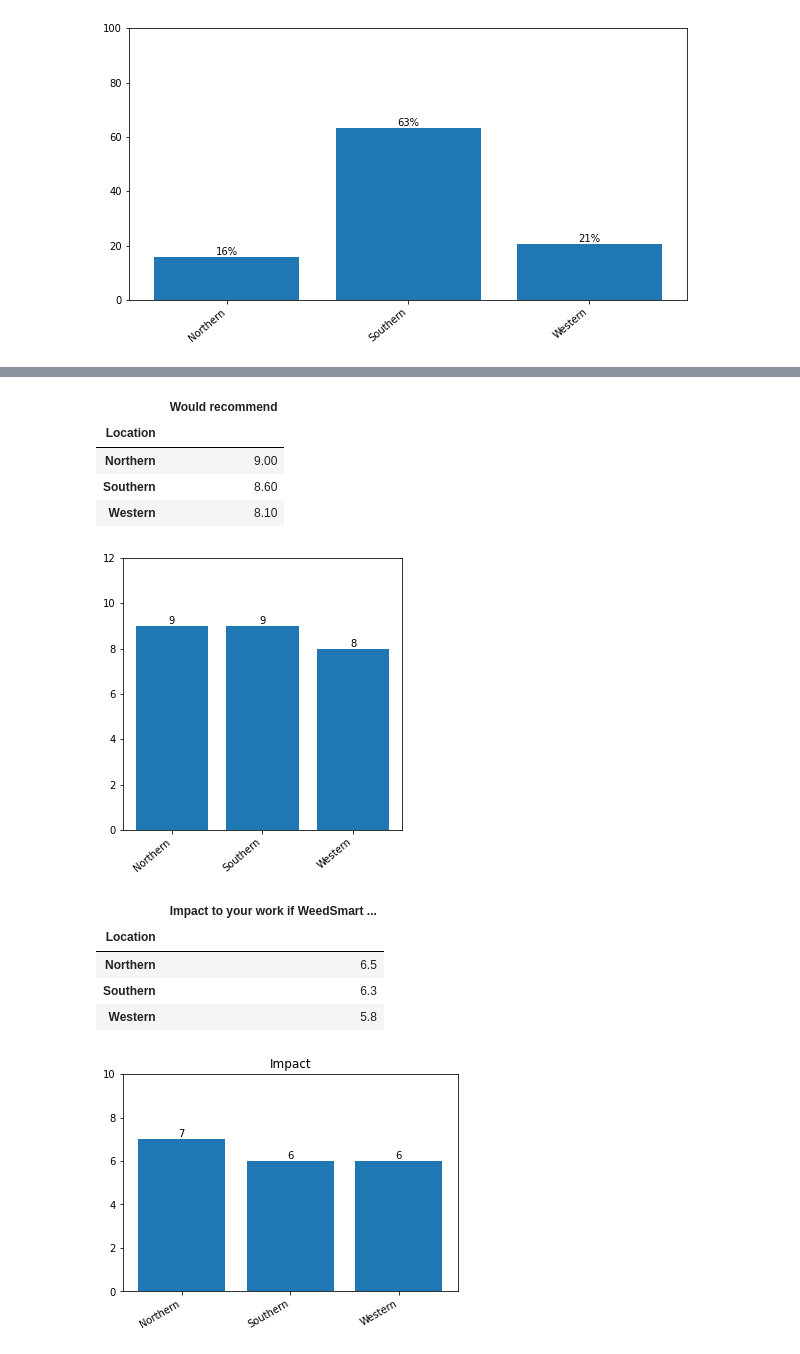
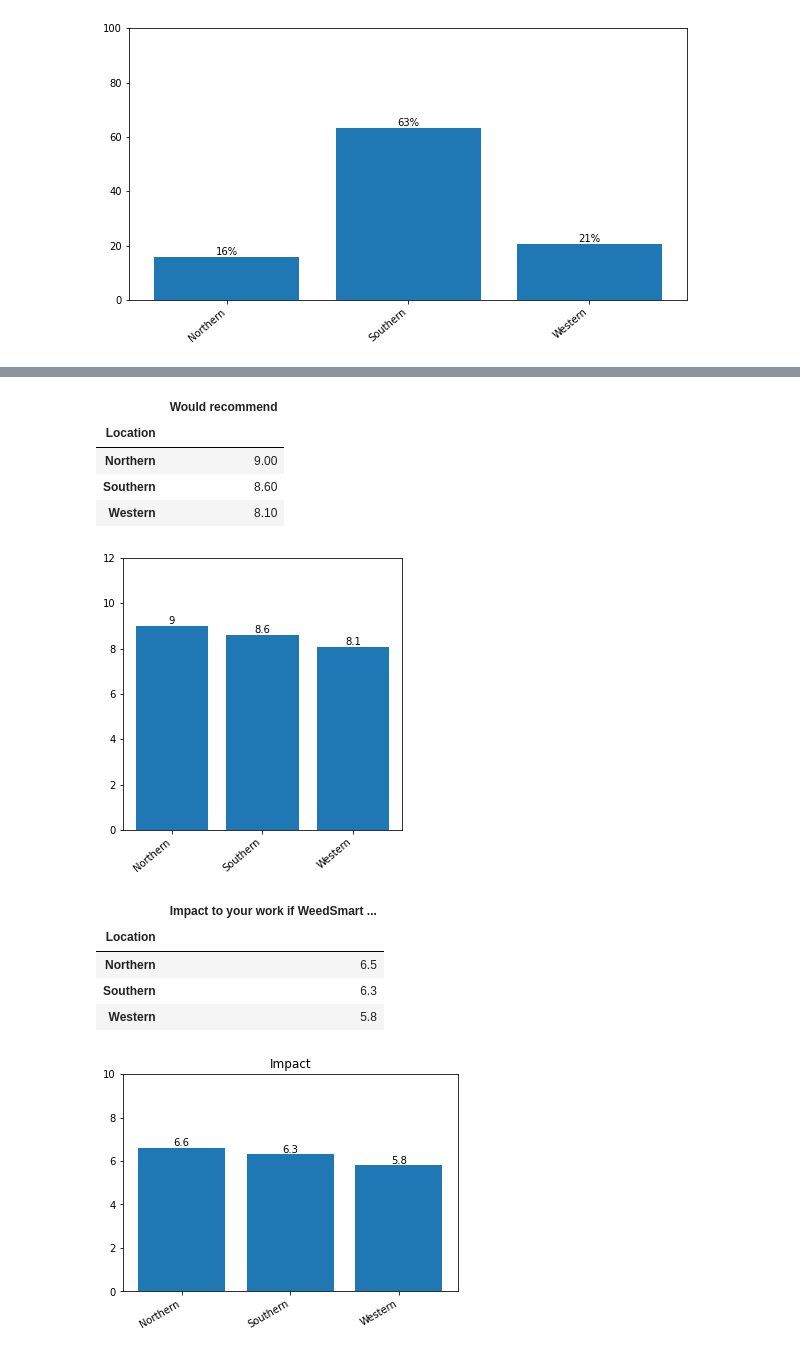
Before and after one commit to pyagoubi/Stuff, a Jupyter notebook: Weedsmart.ipynb, the cells around one changed output, grey strips where cells are left out. Drawn from its saved outputs; the diff is of its cells as text; code cells hidden in the pictures.

```diff
--- a/Weedsmart.ipynb
+++ b/Weedsmart.ipynb
@@ -633,7 +668,7 @@ print('\n\n\n')
 
 fig, ax = plt.subplots(1,1, figsize=(5,5))
 
-ax.bar(rec_df.index,np.round(rec_df['Would recommend'], decimals = 0))
+ax.bar(rec_df.index,np.round(rec_df['Would recommend'], decimals = 1))
 ax.set_xticks(ax.get_xticks(), ax.get_xticklabels(), rotation=40, ha='right')
 ax.bar_label(ax.containers[0], label_type='edge')
 ax.set_ylim(0, 12)
@@ -644,35 +679,35 @@ plt.show()
 | Northern | 9.00 |
 | Southern | 8.60 |
 | Western | 8.10 |
-[figure, old version]
+[figure, new version]
 # %%
 imp = ['Location', 'Impact to your work if WeedSmart no longer existed?']
 
 pd.options.display.float_format = '{:,.1f}'.format
 imp_summary = pd.DataFrame(df_clean[imp].groupby('Location').mean()) ####
 display(imp_summary) ###
 
 
 imp_summary = np.round(imp_summary, decimals = 2)
 
 print('\n\n\n')
 fig, ax = plt.subplots(1,1)
 plt.title('Impact') ###
-ax.bar(imp_summary.index,imp_summary['Impact to your work if WeedSmart no longer existed?'].round(decimals=0))  ####
+ax.bar(imp_summary.index,imp_summary['Impact to your work if WeedSmart no longer existed?'].round(decimals=1))  ####
 ax.set_xticks(ax.get_xticks(), ax.get_xticklabels(), rotation=30, ha='right')
 #ax.xaxis.set_major_formatter("{x:.2f}")
 ax.bar_label(ax.containers[0], label_type='edge')
 ax.set_ylim(0, 10)
 
 
 plt.show()
 # %% [output]
 |  | Impact to your work if WeedSmart ... |
 | Location |  |
 | Northern | 6.5 |
 | Southern | 6.3 |
 | Western | 5.8 |
-[figure, old version]
+[figure, new version]
 # %%
 %%shell
 jupyter nbconvert --to html '/content/drive/MyDrive/upwork3/Weedsmart.ipynb'
```
Also changed, not shown: parts of 6 cells of this notebook.
